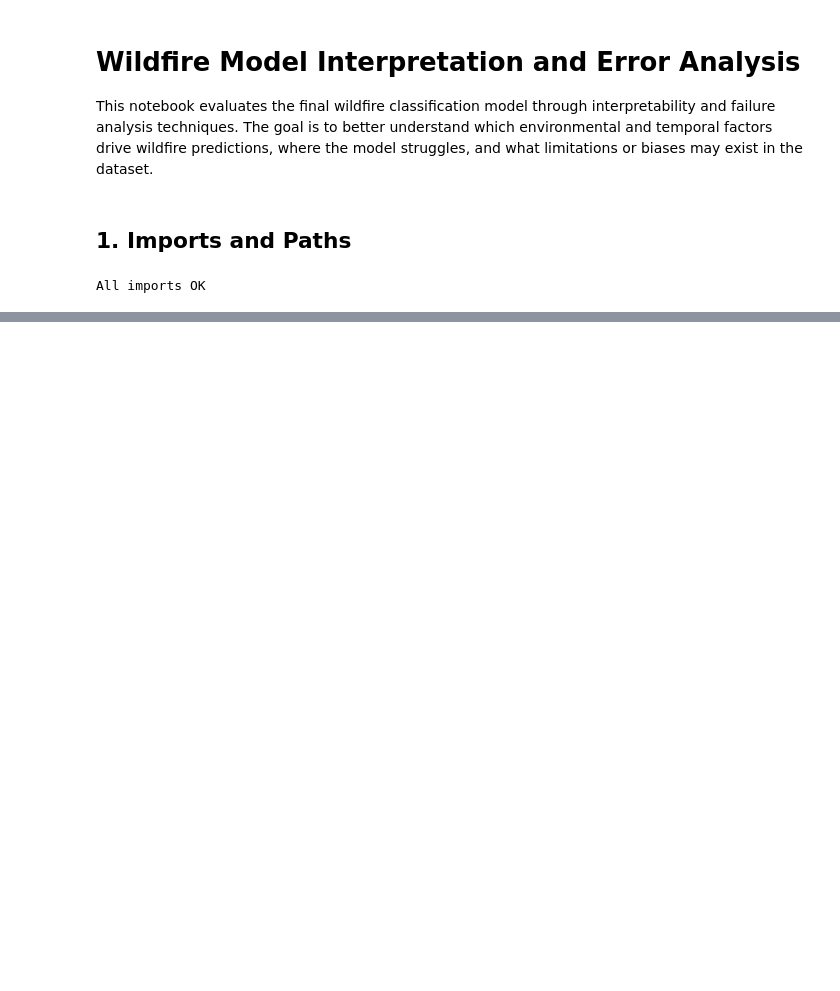
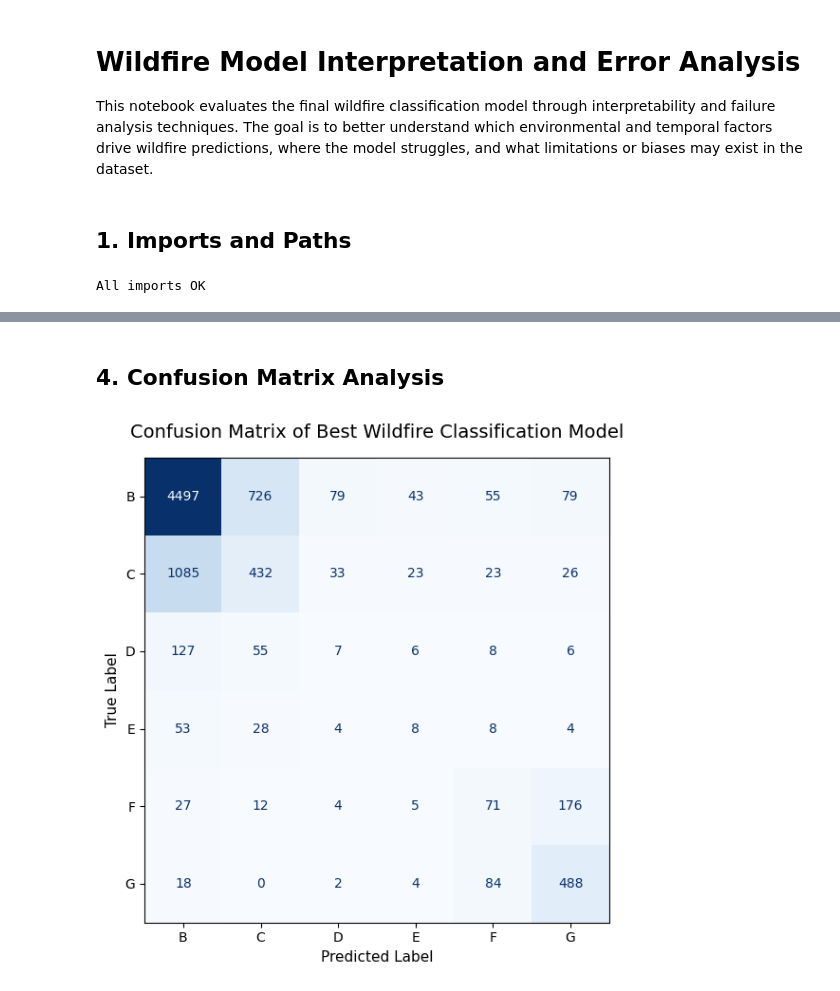
Before and after one commit to ryanntompkins/AIML-Final, a Jupyter notebook: notebooks/wildfire_interpretation.ipynb, the cells around one changed output, grey strips where cells are left out. Drawn from its saved outputs; the diff is of its cells as text; code cells hidden in the pictures; blank space fills up the shorter version.

Commit message:
Completed wildfire internpretations

```diff
--- a/notebooks/wildfire_interpretation.ipynb
+++ b/notebooks/wildfire_interpretation.ipynb
@@ -67,0 +73,12 @@ FileNotFoundError: [Errno 2] No such file or directory: '../outputs/best_model_r
+# %%
+y_pred_encoded = best_model.predict(X_test)
+
+# Decode labels if predictions are numeric
+if np.issubdtype(np.array(y_pred_encoded).dtype, np.number):
+    y_pred = label_encoder.inverse_transform(y_pred_encoded)
+else:
+    y_pred = y_pred_encoded
+
+y_test_values = np.array(y_test)
+
+print(classification_report(y_test_values, y_pred, zero_division=0))
@@ -67,0 +98,42 @@ FileNotFoundError: [Errno 2] No such file or directory: '../outputs/best_model_r
+# %% [markdown]
+## 4. Confusion Matrix Analysis
+# %%
+labels = sorted(np.unique(y_test_values))
+
+cm = confusion_matrix(
+    y_test_values,
+    y_pred,
+    labels=labels
+)
+# %%
+fig, ax = plt.subplots(figsize=(9, 6))
+
+disp = ConfusionMatrixDisplay(
+    confusion_matrix=cm,
+    display_labels=labels
+)
+
+disp.plot(
+    cmap="Blues",
+    ax=ax,
+    values_format="d",
+    colorbar=False
+)
+
+ax.set_title(
+    "Confusion Matrix of Best Wildfire Classification Model",
+    fontsize=14,
+    pad=15
+)
+
+ax.set_xlabel("Predicted Label", fontsize=11)
+ax.set_ylabel("True Label", fontsize=11)
+
+plt.xticks(fontsize=10)
+plt.yticks(fontsize=10)
+
+## show plot
+plt.tight_layout()
+plt.show()
+# %% [output]
+[figure, added]
```
Also changed, not shown: parts of 25 cells of this notebook.
